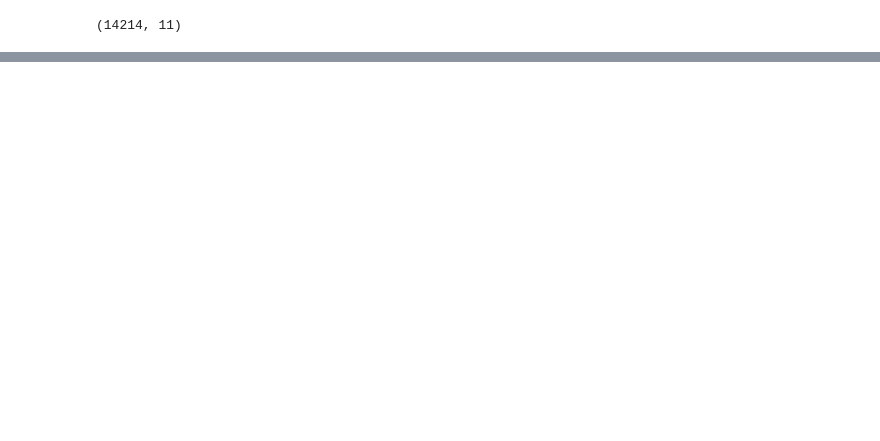
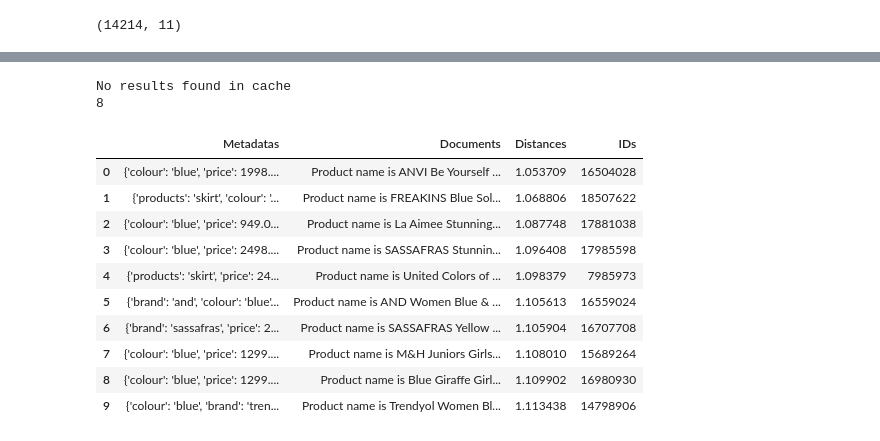
Before and after one commit to pkhlingam09/Fashion-Search-AI, a Jupyter notebook: Fashion_Search.ipynb, the cells around one changed output, grey strips where cells are left out. Saved outputs shown, nothing was run; the diff lists cells and outputs as text; code cells hidden in the pictures; blank space fills up the shorter version.

```diff
--- a/Fashion_Search.ipynb
+++ b/Fashion_Search.ipynb
@@ -43,0 +359,26 @@ df.shape
+# %%
+def create_queries(inp_query_dict):
+  query_list = []
+
+  query = inp_query_dict["inp_query"]
+  attr_dict_ = ast.literal_eval(inp_query_dict["attr_dict"])
+  # addn_info_ = ast.literal_eval(inp_query_dict["addn_info"])
+
+  for key, vals in attr_dict_.items():
+    if key == "products" and attr_dict_[key] != []:
+      if len(attr_dict_[key][0]) == 1:
+        query_list.append({"products": {"$eq": attr_dict_[key]}})
+      else:
+        temp = [{key: {"$eq": ', '.join(attr_dict_[key])}}]
+        temp.extend([{key: {"$eq": prod}} for prod in attr_dict_[key]])
+        query_list.append({"$or": temp})
+    if key == "colour" and attr_dict_[key] != []:
+      if len(attr_dict_[key][0]) == 1:
+        query_list.append({"$or": [{key: {"$eq": attr_dict_[key]}}]})
+      else:
+        query_list.append({"$or": [{key: {"$eq": color}} for color in attr_dict_[key]]})
+    elif key == "brand" and attr_dict_[key] != "":
+      query_list.append({key: {"$eq": attr_dict_[key]}})
+    elif key == "price" and attr_dict_[key] != []:
+      query_list.append({"price": {"$lte": float(attr_dict_[key])}})
+  return query, {"$and": query_list}
@@ -43,0 +387,22 @@ df.shape
+# %%
+abbc = create_queries({'inp_query': 'find a skirt and top', 'attr_dict': "{'products': ['skirt', 'top'], 'colour': ['blue', 'yellow'], 'brand': '', 'price': '6500'}"})
+
+user_queries(
+                abbc[0],
+                abbc[1],
+                None
+            )
+# %% [output]
+No results found in cache
+8
+|  | Metadatas | Documents | Distances | IDs |
+| 0 | {'colour': 'blue', 'price': 1998.... | Product name is ANVI Be Yourself ... | 1.053709 | 16504028 |
+| 1 | {'products': 'skirt', 'colour': '... | Product name is FREAKINS Blue Sol... | 1.068806 | 18507622 |
+| 2 | {'colour': 'blue', 'price': 949.0... | Product name is La Aimee Stunning... | 1.087748 | 17881038 |
+| 3 | {'colour': 'blue', 'price': 2498.... | Product name is SASSAFRAS Stunnin... | 1.096408 | 17985598 |
+| 4 | {'products': 'skirt', 'price': 24... | Product name is United Colors of ... | 1.098379 | 7985973 |
+| 5 | {'brand': 'and', 'colour': 'blue'... | Product name is AND Women Blue & ... | 1.105613 | 16559024 |
+| 6 | {'brand': 'sassafras', 'price': 2... | Product name is SASSAFRAS Yellow ... | 1.105904 | 16707708 |
+| 7 | {'colour': 'blue', 'price': 1299.... | Product name is M&H Juniors Girls... | 1.108010 | 15689264 |
+| 8 | {'colour': 'blue', 'price': 1299.... | Product name is Blue Giraffe Girl... | 1.109902 | 16980930 |
+| 9 | {'colour': 'blue', 'brand': 'tren... | Product name is Trendyol Women Bl... | 1.113438 | 14798906 |
```
Also changed, not shown: parts of 47 cells of this notebook.
